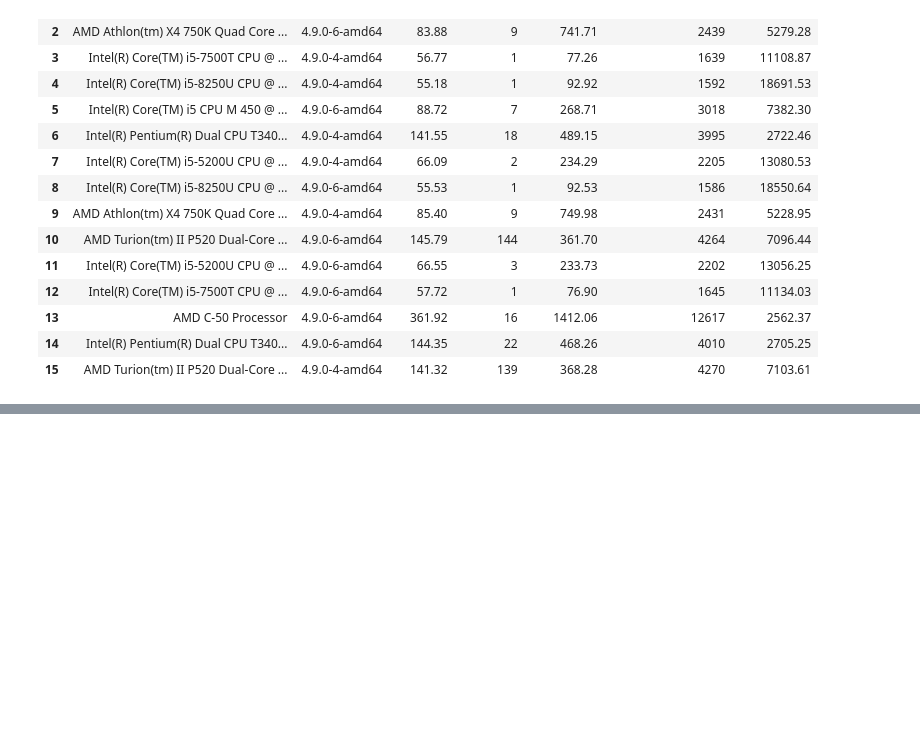
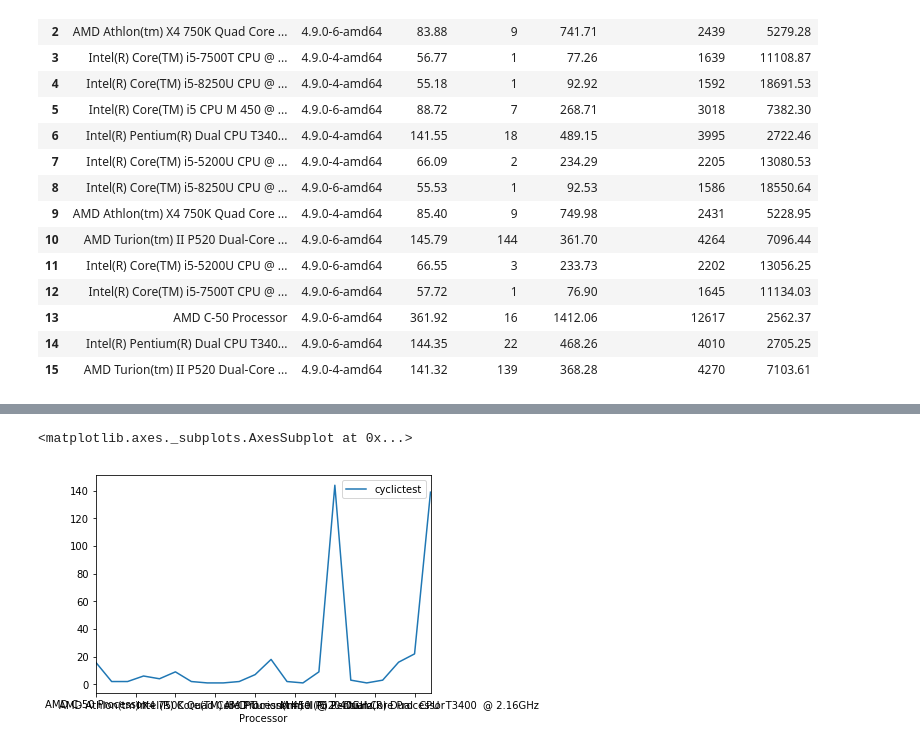
Before and after one commit to RyanKarl/grad_arch_project, a Jupyter notebook: plots/plot_maker.ipynb, the cells around one changed output, grey strips where cells are left out. Drawn from its saved outputs; the diff is of its cells as text; code cells hidden in the pictures; blank space fills up the shorter version.

```diff
--- a/plots/plot_maker.ipynb
+++ b/plots/plot_maker.ipynb
@@ -89,0 +90,5 @@ with pd.option_context('display.max_rows', None, 'display.max_columns', None):
+# %%
+df1.
+# %% [output]
+<matplotlib.axes._subplots.AxesSubplot at 0x...>
+[figure, added]
```
Also changed, not shown: parts of 2 cells of this notebook, 1 other file.
